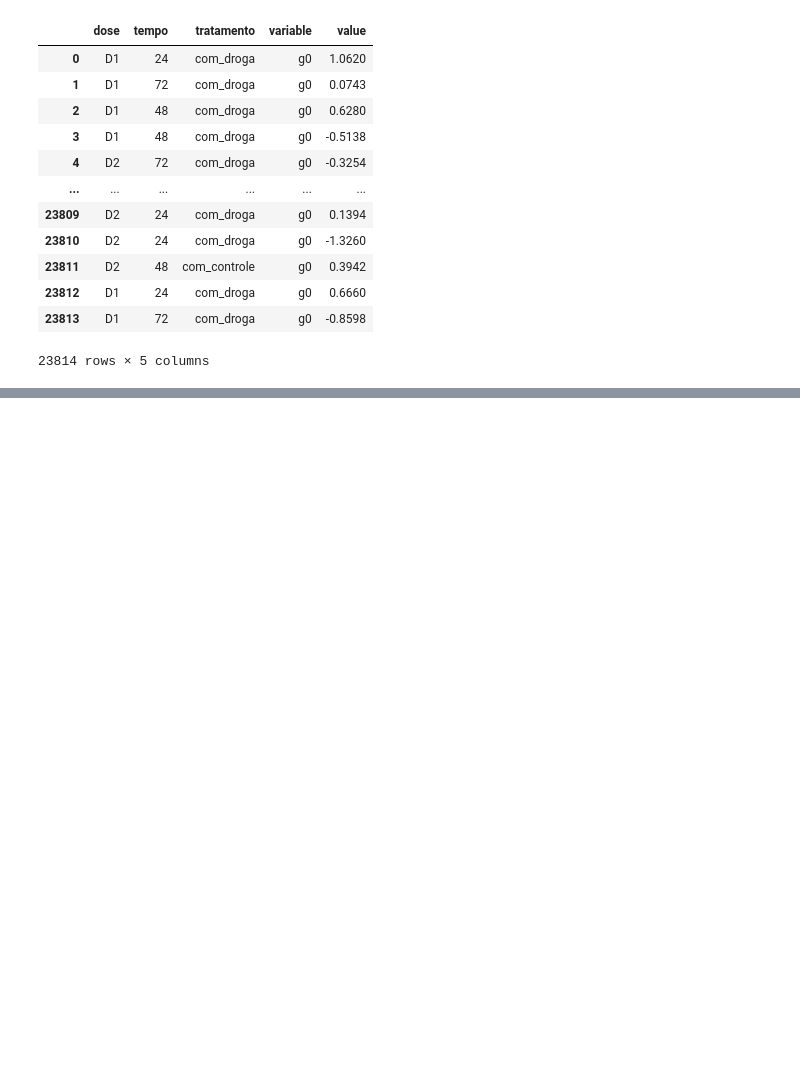
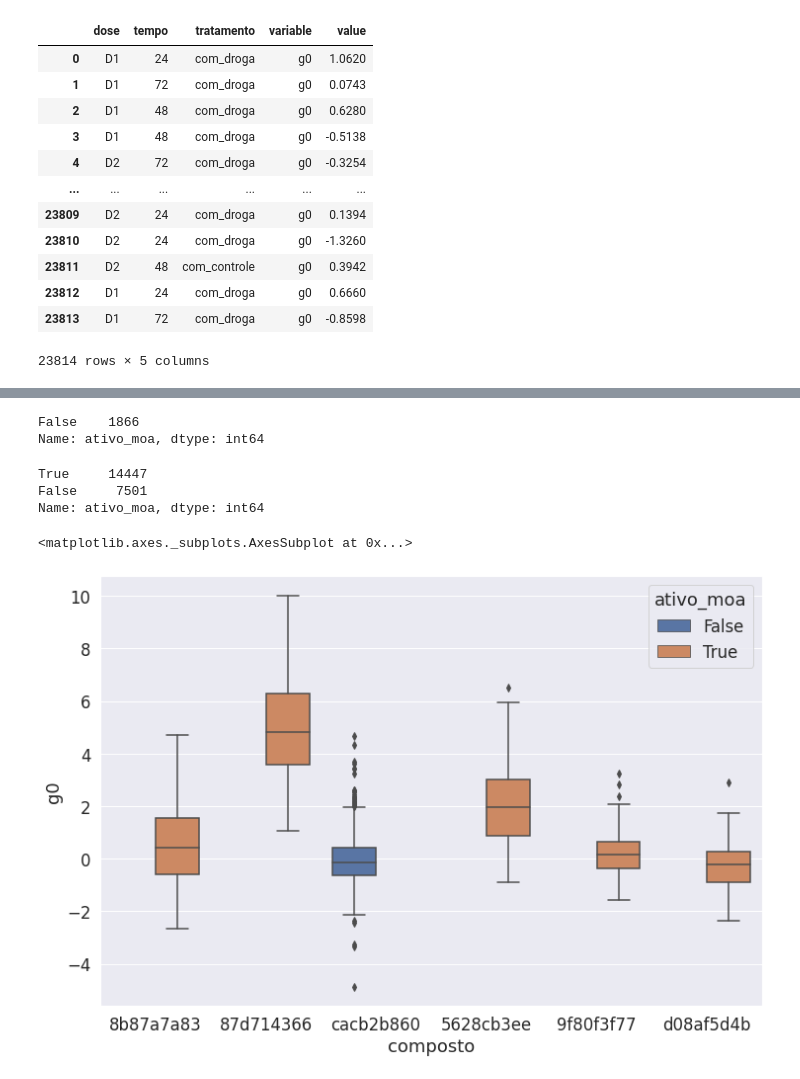
Before and after one commit to gedoztech/imersao_dados_alura, a Jupyter notebook: Imersão_Dados_3_Alura.ipynb, the cells around one changed output, grey strips where cells are left out. Cells and saved outputs as stored; diff of their text form; code cells hidden in the pictures; blank space fills up the shorter version.

```diff
--- a/Imersão_Dados_3_Alura.ipynb
+++ b/Imersão_Dados_3_Alura.ipynb
@@ -717,0 +715,14 @@ sns.heatmap(corr, mask=mask, cmap=cmap, center=0,
+# %%
+dados_resultados = pd.read_csv('https://github.com/alura-cursos/imersaodados3/blob/main/dados/dados_resultados.csv?raw=true')
+dados_resultados.head()
+
+# A tabela mostra os mecanismos de ação da droga
+# Que são a interação bioquímica com o alvo,
+# que pode ser proteína de uma celula ou de um patógeno por exemplo
+# Este mecanismo de ação traz 2 informações (separadas por _):
+# O alvo e a ação sobre esse alvo
+# O alvo pode ser uma enzima
+# A ação é o inibidor
+# O agonista é o que está potencializando aquele receptor
+# O inibidor é o que está inibindo
+# Temos agonista e antagonista
@@ -717,0 +786,12 @@ sns.heatmap(corr, mask=mask, cmap=cmap, center=0,
+# %%
+# Para responder a questão acima, temos que trabalhar com nossas 2 bases de dados
+# dados e dados_resultados
+# Base de dados com os experimentos e base de dados com os resultados
+# Precisamos fazer um merge entre as tabelas
+
+# Primeiro, criar uma nova coluna na tabela para armazenar com os totais de ativos (1)
+dados_resultados['n_moa'] = dados_resultados.drop('id', axis=1).sum(axis=1)
+# %%
+# Depois, criar nova coluna na tabela para armazenar informação se cada linha teve ativo ou não
+dados_resultados['ativo_moa'] = (dados_resultados['n_moa'] != 0)
+dados_resultados.head()
@@ -717,0 +806,8 @@ sns.heatmap(corr, mask=mask, cmap=cmap, center=0,
+# %%
+# Depois:
+# Combinando as 2 tabelas
+# Trazendo todas as colunas da tabela dados
+# Trazendo apenas as colunas que interessa da tabela dados_resultados para esta situação
+# Utilizando a coluna id como chave primária
+dados_combinados = pd.merge(dados, dados_resultados[['id', 'n_moa', 'ativo_moa']], on='id')
+dados_combinados.head()
@@ -717,0 +822,36 @@ sns.heatmap(corr, mask=mask, cmap=cmap, center=0,
+# %%
+# Finalmente, respondendo a pergunta:
+# Mostrando os totais para a coluna ativo_moa da tabela combinada
+# Apenas para os experimentos de controle
+dados_combinados.query('tratamento == "com_controle"')['ativo_moa'].value_counts()
+# Resultado como o esperado, nenhum controle foi ativado por algum mecanismo de ação
+# %% [output]
+False    1866
+Name: ativo_moa, dtype: int64
+# %%
+# Outra pergunta:
+# Mostrado se houve alguma substância que não ativou o mecanismo de ação
+dados_combinados.query('tratamento == "com_droga"')['ativo_moa'].value_counts()
+# O resultado mostra os totais mas não é possível a interpretação sem saber por droga
+# Pois o alvo pode ser de uma bactéria, ou de um vírus que está no nosso corpo
+# Então pode ser interessante que não ative as nossas células humanas
+# Mas que haja, tenha algum efeito no patógeno
+# Então, no caso, depende da droga
+# %% [output]
+True     14447
+False     7501
+Name: ativo_moa, dtype: int64
+# %%
+# Gerando gráfico par analisar o gene g0 em relação aos 5 compostos mais frequentes
+composto_principal = dados_combinados['composto'].value_counts().index[:6]
+plt.figure(figsize=(12, 8))
+sns.boxplot(data = dados_combinados.query('composto  in @composto_principal'), y='g0', x = 'composto', hue='ativo_moa')
+# Resultado:
+# Para uma análise mais apurada, é necessário considerar outras variáveis como dose e tempo
+# Necessário quebrar cada boxplot nestas outras variáveis
+# Pois este gráfico está mostrando o comportamento de um conjunto de dados
+# E se separarmos conforme dose e tempo, por exemplo,
+# Teremos uma melhor visão do que acontece em cada diferente combinação de variáveis
+# %% [output]
+<matplotlib.axes._subplots.AxesSubplot at 0x...>
+[figure, added]
```
Also changed, not shown: parts of 15 cells of this notebook.
